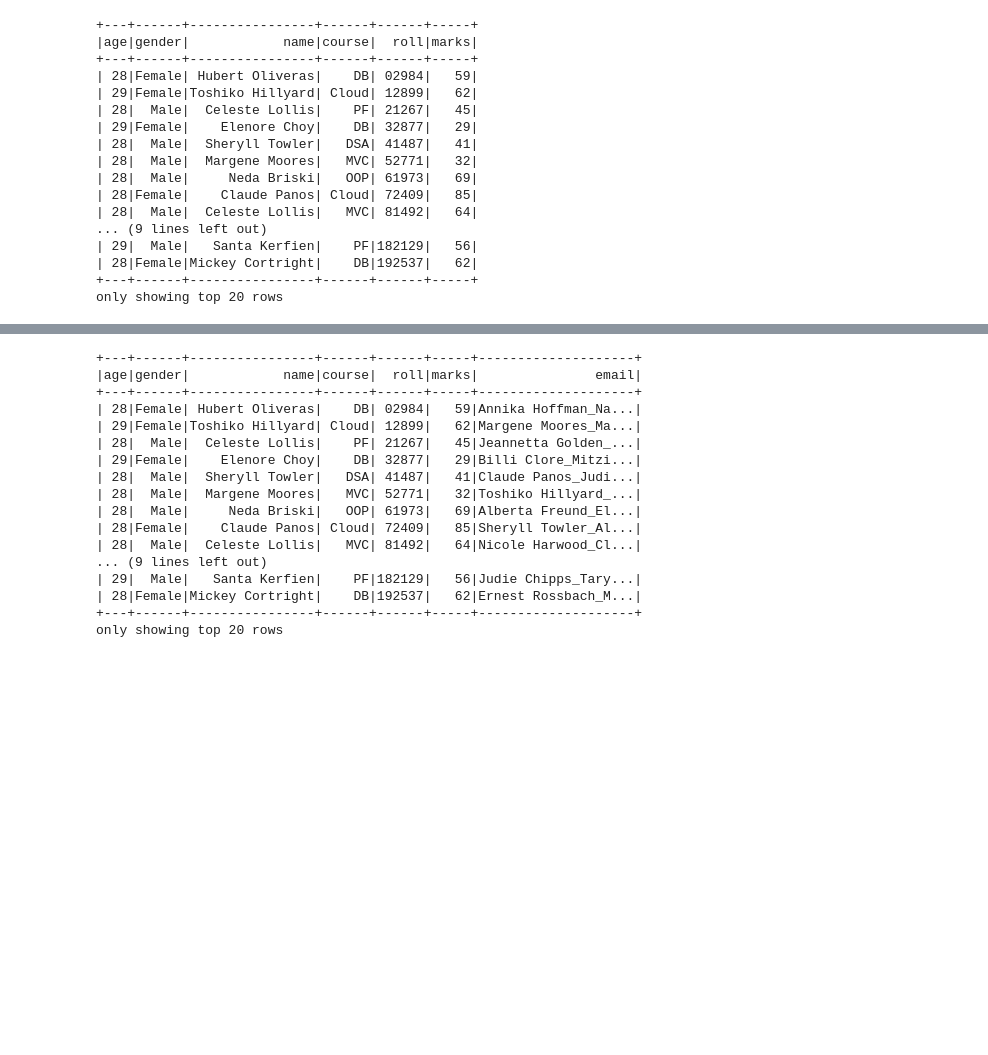
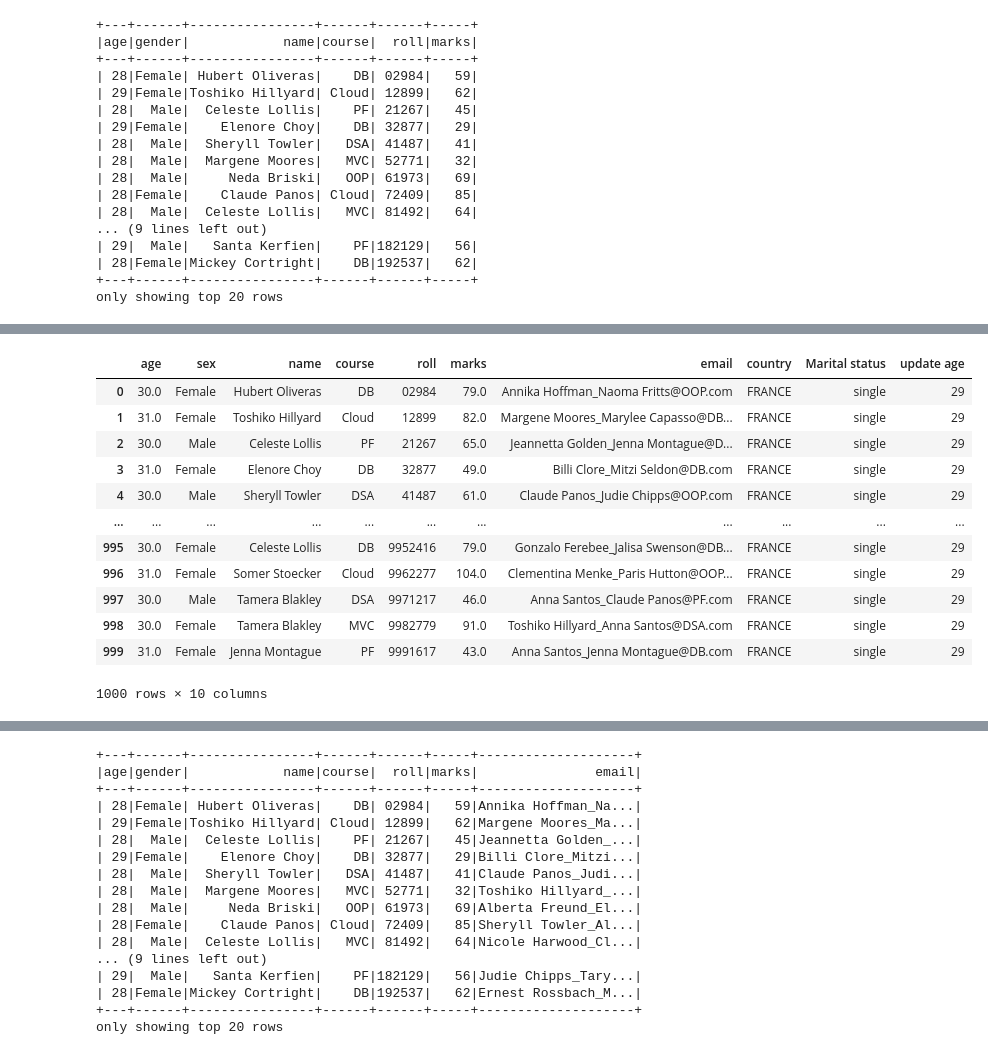
Before and after one commit to yaohodalo/Learning-Docs, a Jupyter notebook: Spark_learning.ipynb, the cells around one changed output, grey strips where cells are left out. Drawn from its saved outputs; the diff is of its cells as text; code cells hidden in the pictures; blank space fills up the shorter version.

```diff
--- a/Spark_learning.ipynb
+++ b/Spark_learning.ipynb
@@ -156,3 +157,11 @@ df.drop('email').show()
 | 28|Female|Mickey Cortright|    DB|192537|   62|
 +---+------+----------------+------+------+-----+
 only showing top 20 rows
+# %%
+#create new columns
+df2 = df.withColumn('marks', df.marks + 20)\
+  .withColumn('age', df.age+2)\
+  .withColumn('country', lit("FRANCE"))\
+  .withColumn('status', lit("single"))\
+  .withColumn('update age', lit(29))
+df2.show()
@@ -158,0 +186,17 @@ only showing top 20 rows
+# %%
+df2.withColumnRenamed('status', 'Marital status')\
+   .withColumnRenamed('gender','sex').toPandas()
+# %% [output]
+|  | age | sex | name | course | roll | marks | email | country | Marital status | update age |
+| 0 | 30.0 | Female | Hubert Oliveras | DB | 02984 | 79.0 | Annika Hoffman_Naoma Fritts@OOP.com | FRANCE | single | 29 |
+| 1 | 31.0 | Female | Toshiko Hillyard | Cloud | 12899 | 82.0 | Margene Moores_Marylee Capasso@DB... | FRANCE | single | 29 |
+| 2 | 30.0 | Male | Celeste Lollis | PF | 21267 | 65.0 | Jeannetta Golden_Jenna Montague@D... | FRANCE | single | 29 |
+| 3 | 31.0 | Female | Elenore Choy | DB | 32877 | 49.0 | Billi Clore_Mitzi Seldon@DB.com | FRANCE | single | 29 |
+| 4 | 30.0 | Male | Sheryll Towler | DSA | 41487 | 61.0 | Claude Panos_Judie Chipps@OOP.com | FRANCE | single | 29 |
+| ... | ... | ... | ... | ... | ... | ... | ... | ... | ... | ... |
+| 995 | 30.0 | Female | Celeste Lollis | DB | 9952416 | 79.0 | Gonzalo Ferebee_Jalisa Swenson@DB... | FRANCE | single | 29 |
+| 996 | 31.0 | Female | Somer Stoecker | Cloud | 9962277 | 104.0 | Clementina Menke_Paris Hutton@OOP... | FRANCE | single | 29 |
+| 997 | 30.0 | Male | Tamera Blakley | DSA | 9971217 | 46.0 | Anna Santos_Claude Panos@PF.com | FRANCE | single | 29 |
+| 998 | 30.0 | Female | Tamera Blakley | MVC | 9982779 | 91.0 | Toshiko Hillyard_Anna Santos@DSA.com | FRANCE | single | 29 |
+| 999 | 31.0 | Female | Jenna Montague | PF | 9991617 | 43.0 | Anna Santos_Jenna Montague@DB.com | FRANCE | single | 29 |
+1000 rows × 10 columns
```
Also changed, not shown: parts of 5 cells of this notebook, 1 other file.
